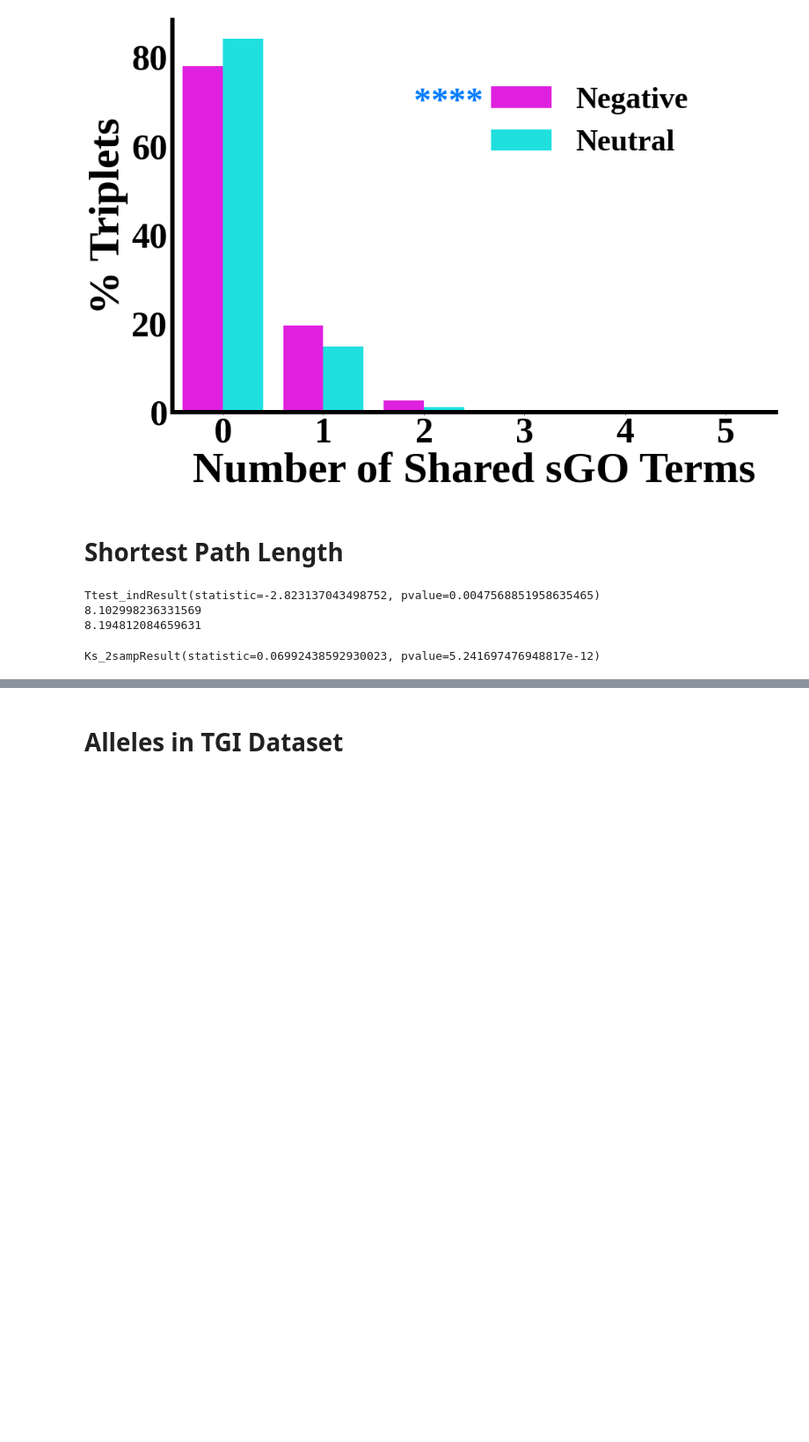
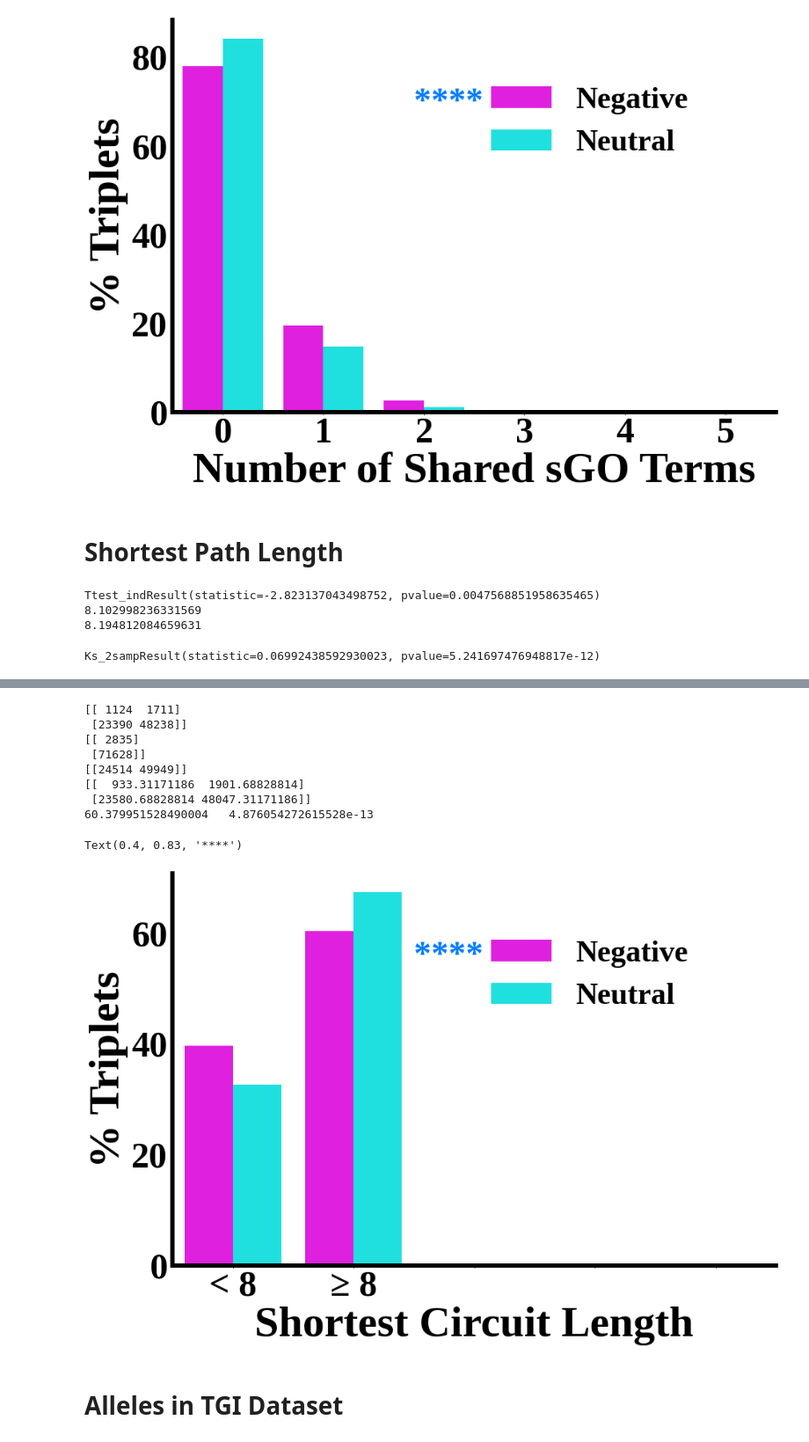
Before and after one commit to KISRDevelopment/cell_viability_paper, a Jupyter notebook: exploration.ipynb, the cells around one changed output, grey strips where cells are left out. Shown at 88% size. Saved outputs shown, nothing was run; the diff lists cells and outputs as text; code cells hidden in the pictures; blank space fills up the shorter version.

```diff
--- a/exploration.ipynb
+++ b/exploration.ipynb
@@ -244,3 +248,60 @@ plt.savefig("../figures/yeast_tgi_shortest_circuit_len.png", bbox_inches='tight'
+# %%
+
+cutoff = 8
+R = np.array([
+    [ np.sum(np.array(avg_spls[0]) < cutoff), np.sum(np.array(avg_spls[0]) >= 8) ],
+    [ np.sum(np.array(avg_spls[1]) < cutoff), np.sum(np.array(avg_spls[1]) >= 8) ],
+])
+
+rows = []
+bin_labels = ['Negative', 'Neutral']
+for thebin in range(R.shape[0]):
+    for k, lbl in enumerate(['< %d' % cutoff, '≥ %d' % cutoff, '  ', '    ', '     ']):
+        if k >= 2:
+            freq = 0
+        else:
+            freq = R[thebin, k] * 100 / np.sum(R[thebin, :])
+        rows.append({
+            "bin" : bin_labels[thebin],
+            "circuit_len" : lbl,
+            "freq" : freq
+        })
+df = pd.DataFrame(rows)
+f, ax = plt.subplots(1, 1, figsize=(15, 10))
+g = sns.barplot(x="circuit_len",
+        y="freq",
+        hue="bin",
+        ax=ax,
+        data=df,
+        palette=['magenta', 'cyan'])
+
+ax.yaxis.set_tick_params(labelsize=plot_cfg['tick_label_size'])
+ax.xaxis.set_tick_params(labelsize=plot_cfg['tick_label_size'])
+ax.set_ylabel("% Triplets", fontsize=plot_cfg['ylabel_size'], fontweight='bold')
+ax.set_xlabel("Shortest Circuit Length", fontsize=plot_cfg['ylabel_size'], fontweight='bold')
+ax.spines['right'].set_visible(False)
+ax.spines['top'].set_visible(False)
+ax.legend(frameon=False, fontsize=plot_cfg['legend_size'], bbox_to_anchor=(0.9,0.9))
+plt.setp(ax.spines.values(),linewidth=plot_cfg["border_size"], color='black')
+
+chisq, p, ddof = chi2(R)
+print(chisq, ' ', p)
+stars = '*' * eval_funcs.compute_stars(p, 0.05)
+ax.text(0.4, 0.83, stars,
+        transform=ax.transAxes,
+        color=star_colors[1], ha="left", va="top", weight='bold',
+        fontsize=plot_cfg['stars_label_size'])
+# %% [output]
+[[ 1124  1711]
+ [23390 48238]]
+[[ 2835]
+ [71628]]
+[[24514 49949]]
+[[  933.31171186  1901.68828814]
+ [23580.68828814 48047.31171186]]
+60.379951528490004   4.876054272615528e-13
+Text(0.4, 0.83, '****')
+[figure, added]
 # %% [markdown]
 # Alleles in TGI Dataset
 # %%
```
Also changed, not shown: parts of 2 cells of this notebook.
